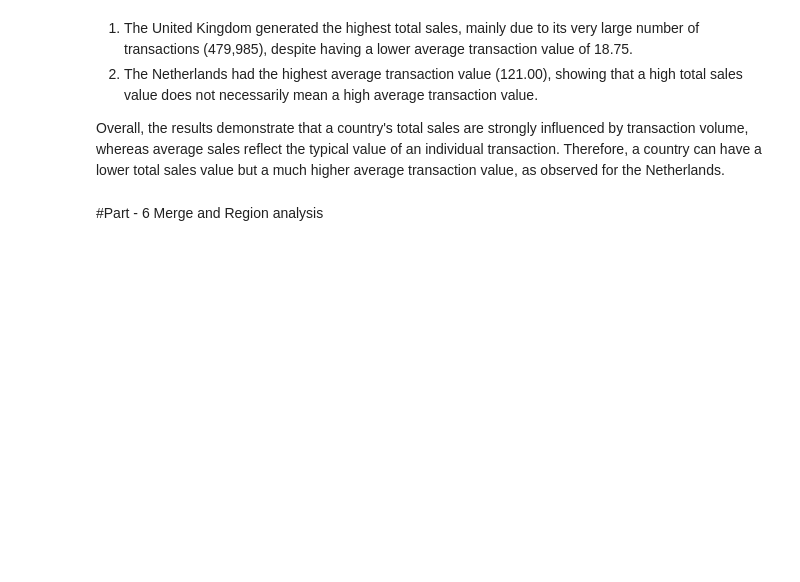
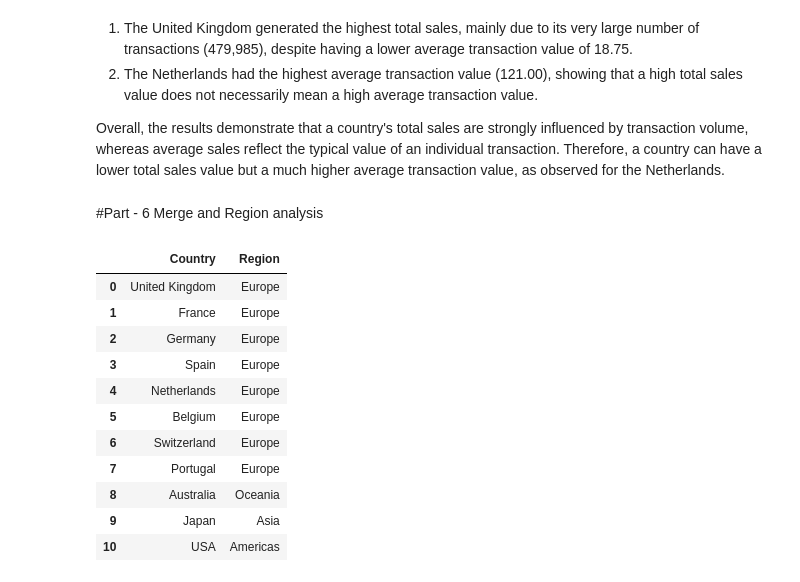
Before and after one commit to AishwaryaJupudi/Rebounce-Applied-AI-and-Analytics-Codes, a Jupyter notebook: Python_301.ipynb, the cells around one changed output. Cells and saved outputs as stored; diff of their text form; code cells hidden in the pictures; blank space fills up the shorter version.

```diff
--- a/Python_301.ipynb
+++ b/Python_301.ipynb
@@ -349,0 +364,16 @@ Overall, the results demonstrate that a country's total sales are strongly influ
+# %%
+region_df = pd.DataFrame(region_lookup.items(),columns=['Country','Region'])
+region_df
+# %% [output]
+|  | Country | Region |
+| 0 | United Kingdom | Europe |
+| 1 | France | Europe |
+| 2 | Germany | Europe |
+| 3 | Spain | Europe |
+| 4 | Netherlands | Europe |
+| 5 | Belgium | Europe |
+| 6 | Switzerland | Europe |
+| 7 | Portugal | Europe |
+| 8 | Australia | Oceania |
+| 9 | Japan | Asia |
+| 10 | USA | Americas |
```
Also changed, not shown: parts of 17 cells of this notebook.
